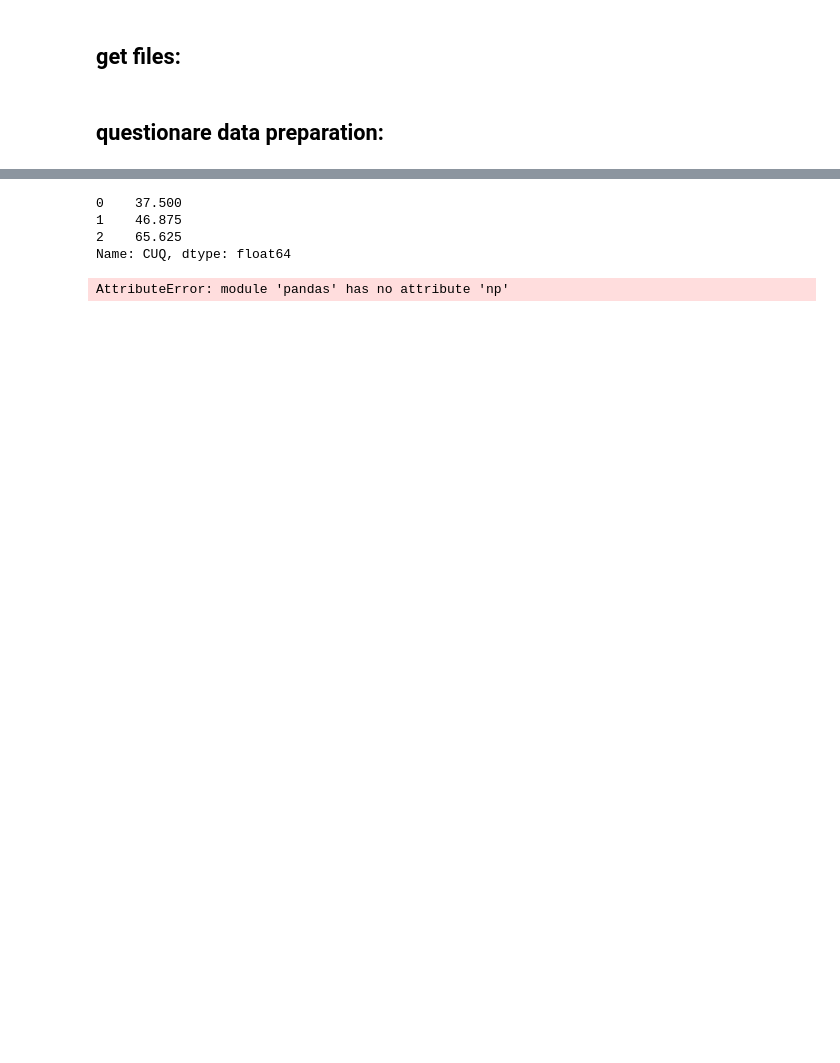
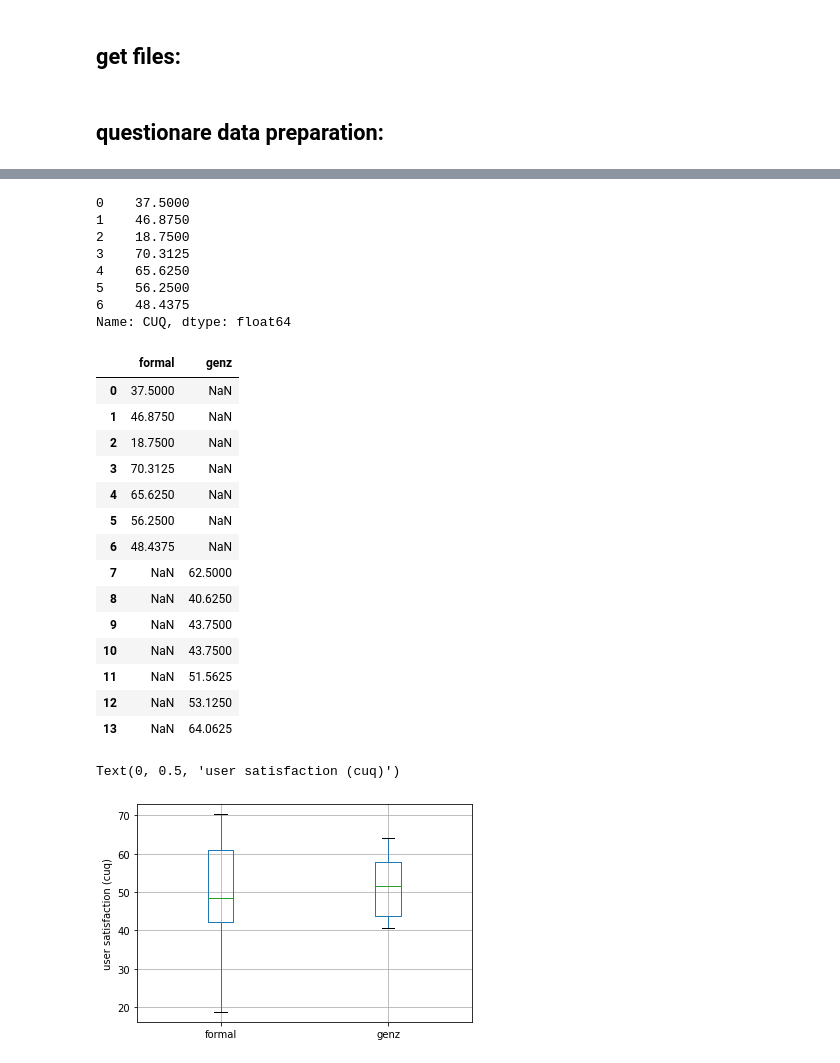
Before and after one commit to annebelleo/MAIR-group12, a Jupyter notebook: src/eval_user_data.ipynb, the cells around one changed output, grey strips where cells are left out. Saved outputs shown, nothing was run; the diff lists cells and outputs as text; code cells hidden in the pictures; blank space fills up the shorter version.

Commit message:
added cuq violin plot

```diff
--- a/src/eval_user_data.ipynb
+++ b/src/eval_user_data.ipynb
@@ -211,29 +245,45 @@ Merged Dataframe:
 # %%
 import matplotlib.pyplot as plt
+
 cuq_formal = df[df["language"].str.match("formal")]["CUQ"]
 
 cuq_genz = df[df["language"].str.match("genz")]["CUQ"]
 display(cuq_genz)
-df = pd.DataFrame({'A':cuq_genz,
-                   'B':cuq_formal})
-df = pd.DataFrame({('genz': cuq_genz , dtype='float',
-                   'formal':cuq_formal, dtype='float')})
-cuq_plot = pd.DataFrame( [],columns=["formal", "genz"], dtype= [pd.np.int64,pd.np.int64])
-cuq_plot["genz"] = cuq_genz
-cuq_plot["formal"] = cuq_formal
+cuq_plot = pd.DataFrame({'formal':cuq_genz,
+                   'genz':cuq_formal})
 #df_plot = df[df["language"].str.match("formal")][]
 
 #print (cuq_formal.columns)
 #df_plot = df_plot.set_index(["user_id", "language"])
 display(cuq_plot)
 
-cuq_plot.plot.box()
-
+bplot = cuq_plot.boxplot()
+bplot.set_ylabel('user satisfaction (cuq)')
 #cuq_genz.plot()
 #df.plot()
 # %% [output]
-0    37.500
-1    46.875
-2    65.625
+0    37.5000
+1    46.8750
+2    18.7500
+3    70.3125
+4    65.6250
+5    56.2500
+6    48.4375
 Name: CUQ, dtype: float64
+|  | formal | genz |
+| 0 | 37.5000 | NaN |
+| 1 | 46.8750 | NaN |
+| 2 | 18.7500 | NaN |
+| 3 | 70.3125 | NaN |
+| 4 | 65.6250 | NaN |
+| 5 | 56.2500 | NaN |
+| 6 | 48.4375 | NaN |
+| 7 | NaN | 62.5000 |
+| 8 | NaN | 40.6250 |
+| 9 | NaN | 43.7500 |
+| 10 | NaN | 43.7500 |
+| 11 | NaN | 51.5625 |
+| 12 | NaN | 53.1250 |
+| 13 | NaN | 64.0625 |
-AttributeError: module 'pandas' has no attribute 'np'
+Text(0, 0.5, 'user satisfaction (cuq)')
+[figure, added]
```
Also changed, not shown: parts of 7 cells of this notebook, 2 other files.
